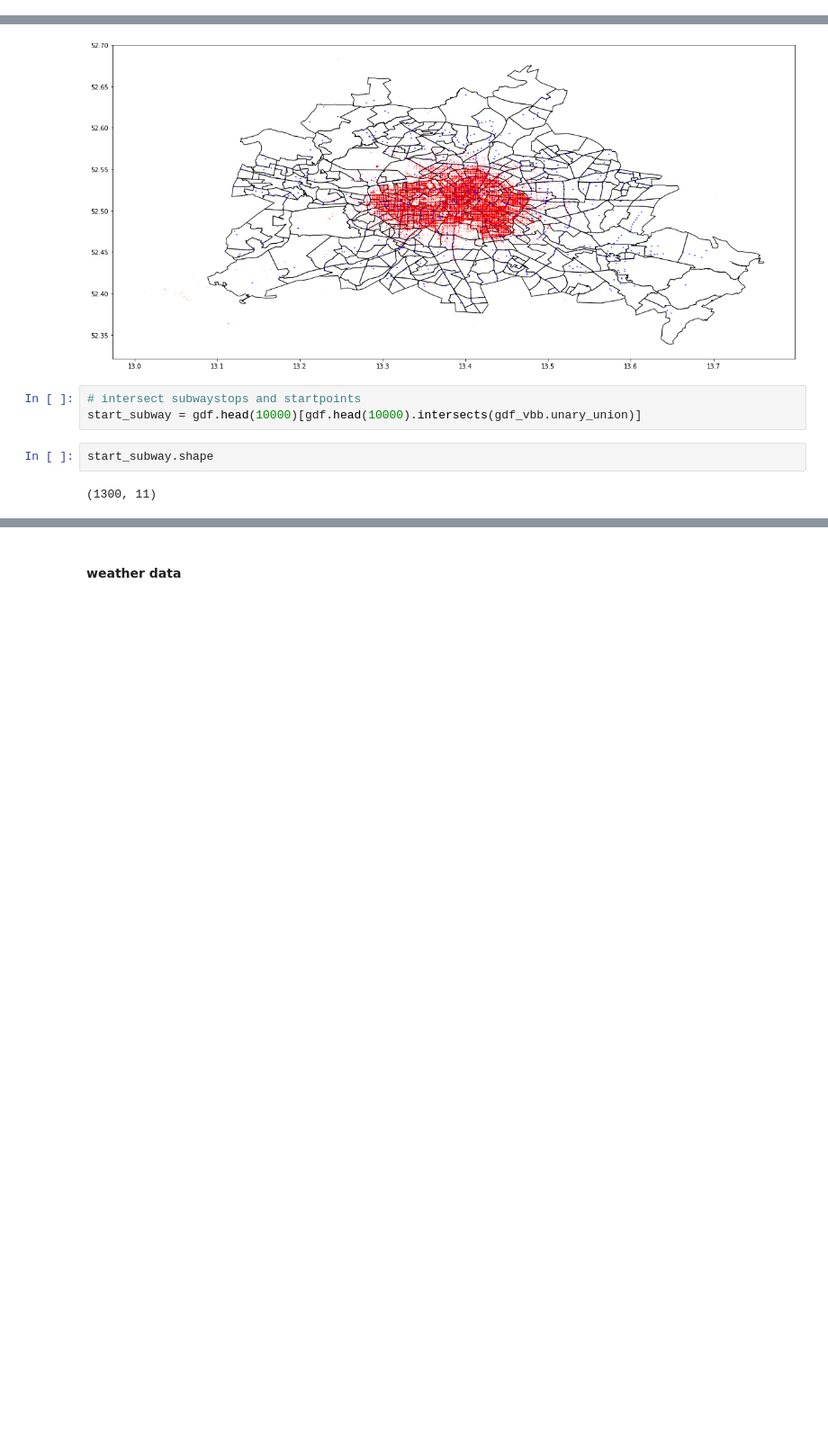
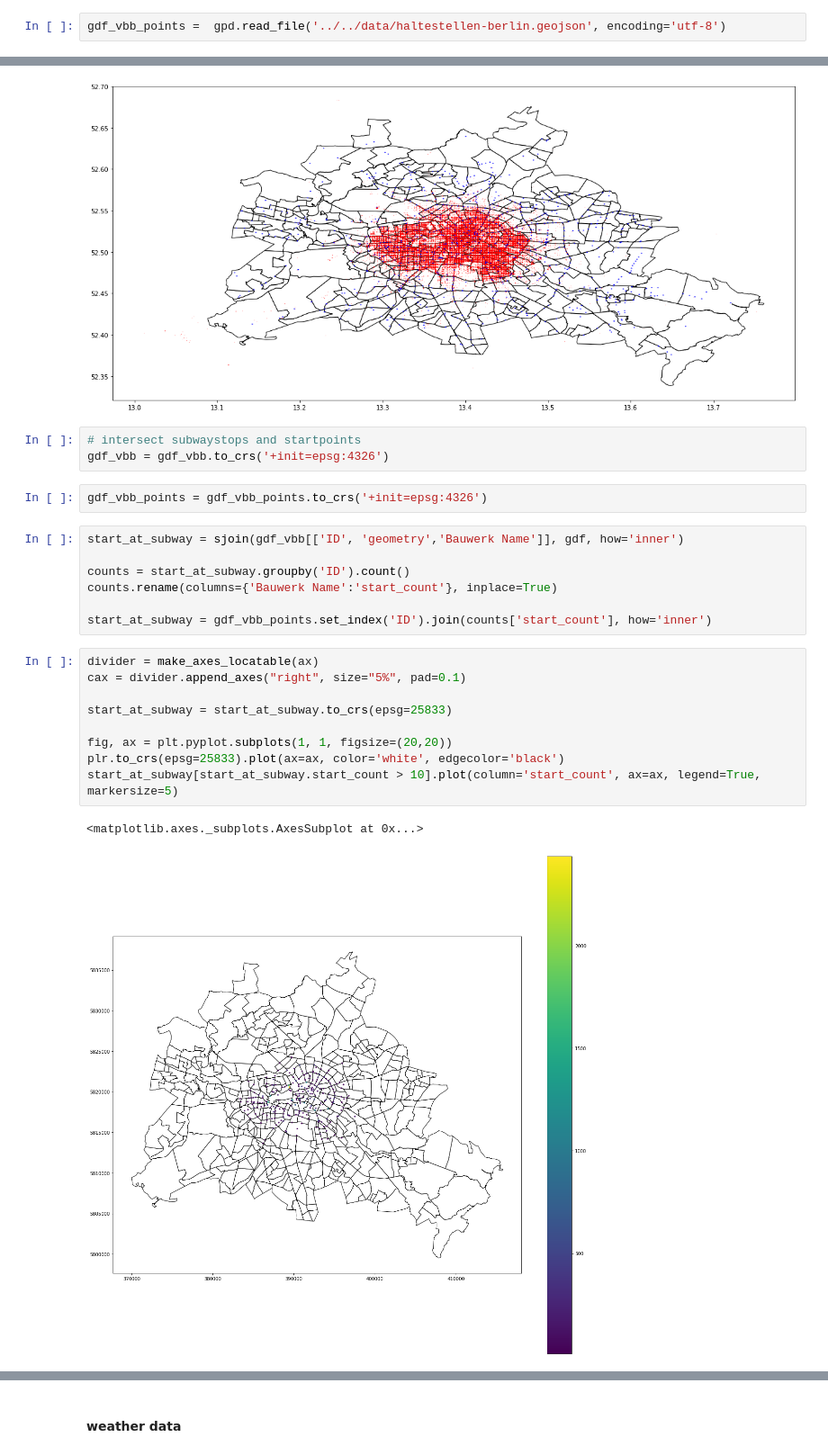
Before and after one commit to technologiestiftung/bike-sharing, a Jupyter notebook: src/analysis/pseudonomysed.ipynb, the cells around one changed output, grey strips where cells are left out. Shown at 90% size. Drawn from its saved outputs; the diff is of its cells as text; blank space fills up the shorter version.

```diff
--- a/src/analysis/pseudonomysed.ipynb
+++ b/src/analysis/pseudonomysed.ipynb
@@ -467,4 +474,6 @@ gdf_vbb = gpd.read_file('../../data/haltestellen-berlin.geojson')
 #gdf_vbb.plot(figsize=(20,15))
+# %%
+gdf_vbb_points =  gpd.read_file('../../data/haltestellen-berlin.geojson', encoding='utf-8')
 # %% [markdown]
 ### How many rides start and stop at subway stops?
 # %%
@@ -492,8 +501,25 @@ plt.pyplot.show();
 [figure]
 # %%
 # intersect subwaystops and startpoints
-start_subway = gdf.head(10000)[gdf.head(10000).intersects(gdf_vbb.unary_union)]
+gdf_vbb = gdf_vbb.to_crs('+init=epsg:4326')
-# %%
-start_subway.shape
-# %% [output]
-(1300, 11)
+# %%
+gdf_vbb_points = gdf_vbb_points.to_crs('+init=epsg:4326')
+# %%
+start_at_subway = sjoin(gdf_vbb[['ID', 'geometry','Bauwerk Name']], gdf, how='inner')
+
+counts = start_at_subway.groupby('ID').count()
+counts.rename(columns={'Bauwerk Name':'start_count'}, inplace=True)
+
+start_at_subway = gdf_vbb_points.set_index('ID').join(counts['start_count'], how='inner')
+# %%
+divider = make_axes_locatable(ax)
+cax = divider.append_axes("right", size="5%", pad=0.1)
+
+start_at_subway = start_at_subway.to_crs(epsg=25833)
+
+fig, ax = plt.pyplot.subplots(1, 1, figsize=(20,20))
+plr.to_crs(epsg=25833).plot(ax=ax, color='white', edgecolor='black')
+start_at_subway[start_at_subway.start_count > 10].plot(column='start_count', ax=ax, legend=True, markersize=5)
+# %% [output]
+<matplotlib.axes._subplots.AxesSubplot at 0x...>
+[figure, added]
```
Also changed, not shown: parts of 13 cells of this notebook, 2 other files.
